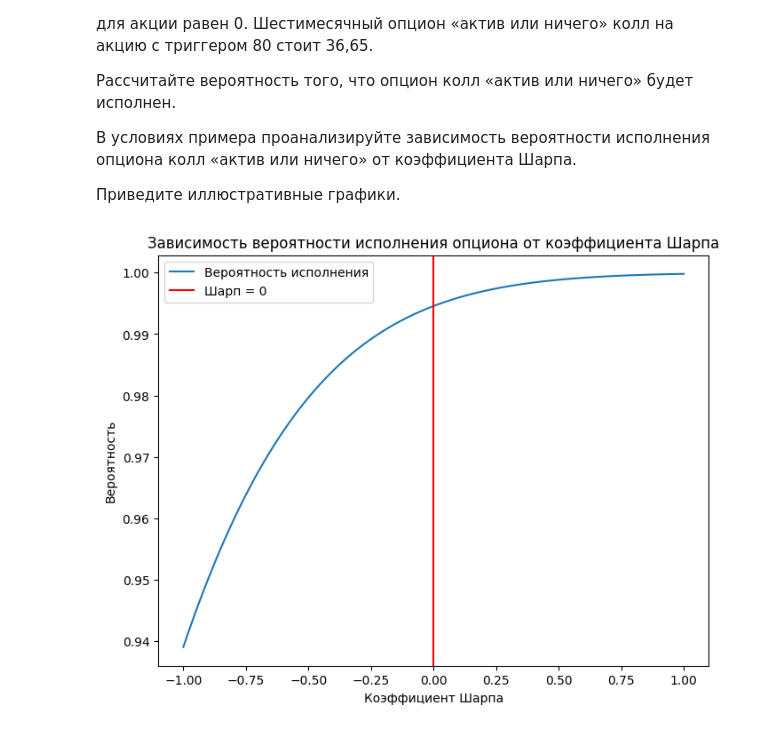
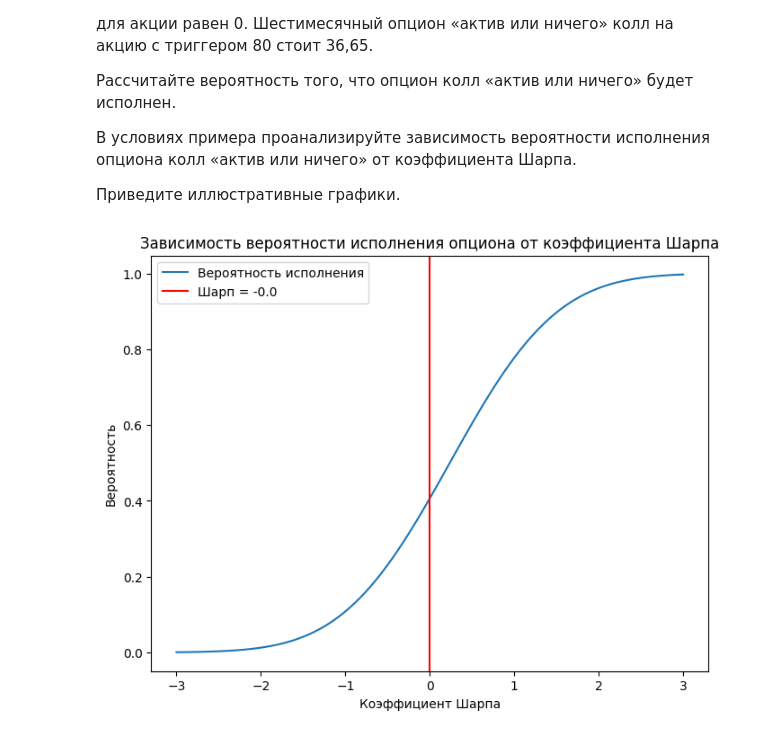
Before and after one commit to Kasymkhankhubiyev/Sirius-Uni, a Jupyter notebook: HybridFinancialInstruments/lab_2†_GSFP.ipynb, the cells around one changed output. Cells and saved outputs as stored; diff of their text form; code cells hidden in the pictures.

```diff
--- a/HybridFinancialInstruments/lab_2†_GSFP.ipynb
+++ b/HybridFinancialInstruments/lab_2†_GSFP.ipynb
@@ -636,27 +637,27 @@ t = 1/2
 S0 = 75
 sigma = 0.4
 q = 0.02
-sharpe = 0.0
-r = np.abs(sharpe - q)
+Sharpe = -.0
+r = 0.07
 c = 36.65
 K2 = 80
 # %%
-sharpe_ratios = np.linspace(-1, 1, 100)
+sharpe_ratios = np.linspace(-3, 3, 100)
 
 probabilities = []
 for sharpe in sharpe_ratios:
 
-    probability = norm.cdf(calc_d2(S, K, T, r + sharpe * sigma, q, sigma))
+    probability = norm.cdf(calc_d2(S0, K2, T, r + sharpe * sigma, q, sigma))
     probabilities.append(probability)
 
 
 plt.figure(figsize=(8, 6))
 plt.plot(sharpe_ratios, probabilities, label="Вероятность исполнения")
-plt.axvline(x=0, color='r', label="Шарп = 0")
+plt.axvline(x=Sharpe, color='r', label=f"Шарп = {Sharpe}")
 plt.title("Зависимость вероятности исполнения опциона от коэффициента Шарпа")
 plt.xlabel("Коэффициент Шарпа")
 plt.ylabel("Вероятность")
 plt.legend()
 plt.show()
 # %% [output]
-[figure, old version]
+[figure, new version]
```
Also changed, not shown: parts of 4 cells of this notebook.
